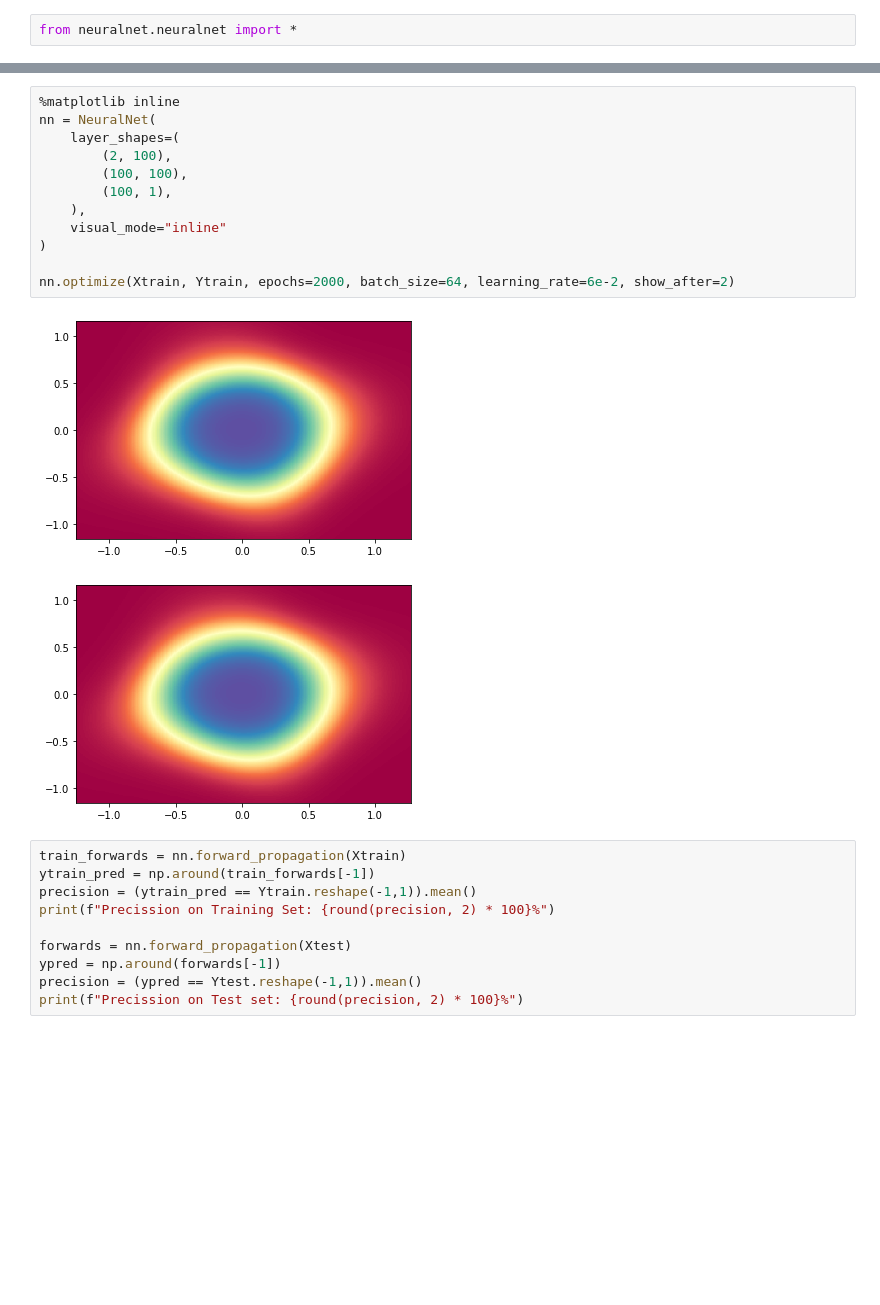
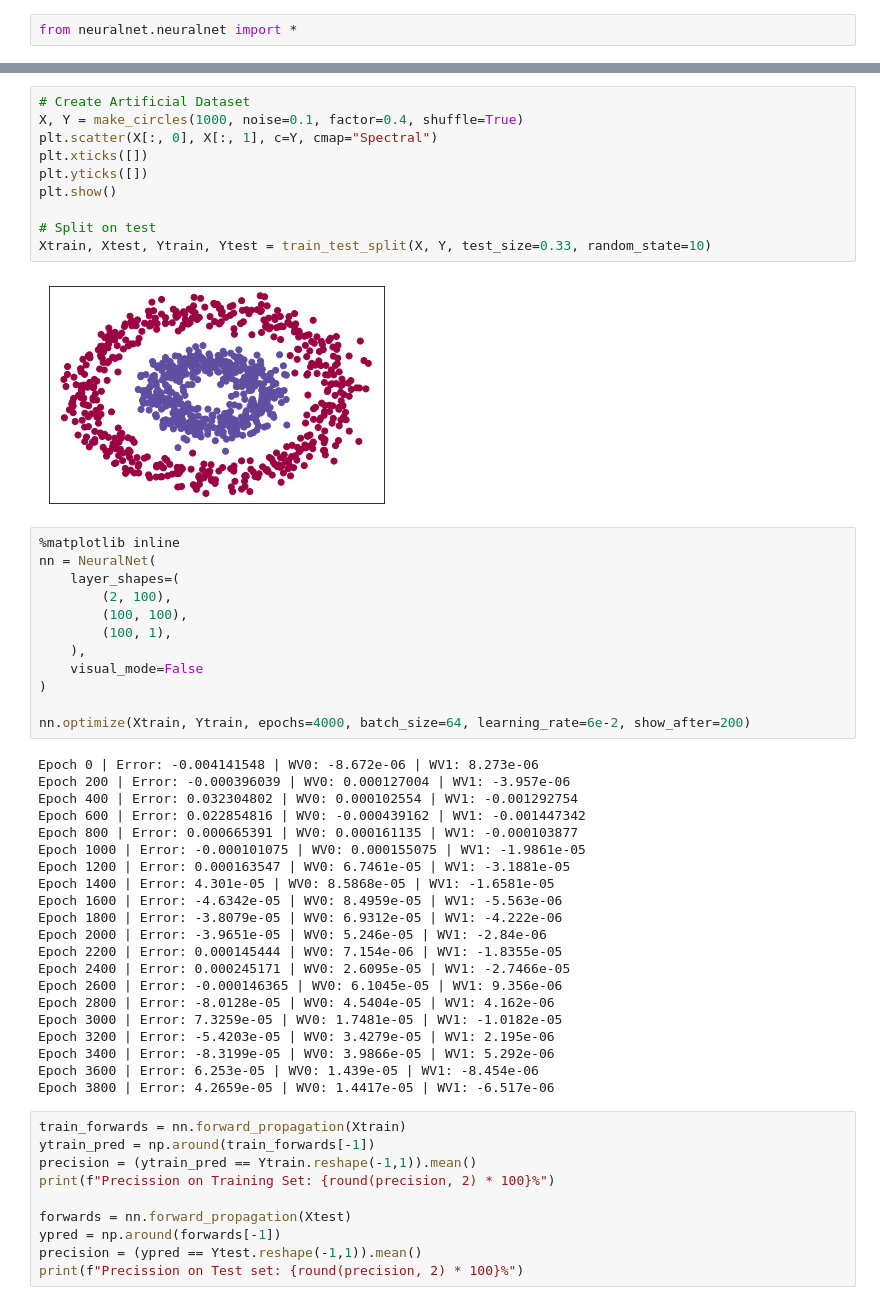
Before and after one commit to ManuelMartinG/neural-network-implementation, a Jupyter notebook: NeuralNet - Basic.ipynb, the cells around one changed output, grey strips where cells are left out. Saved outputs shown, nothing was run; the diff lists cells and outputs as text; blank space fills up the shorter version.

```diff
--- a/NeuralNet - Basic.ipynb
+++ b/NeuralNet - Basic.ipynb
@@ -10,3 +9,15 @@ from sklearn.datasets import make_classification, make_circles, make_moons
+# %%
+# Create Artificial Dataset
+X, Y = make_circles(1000, noise=0.1, factor=0.4, shuffle=True)
+plt.scatter(X[:, 0], X[:, 1], c=Y, cmap="Spectral")
+plt.xticks([])
+plt.yticks([])
+plt.show()
+
+# Split on test
+Xtrain, Xtest, Ytrain, Ytest = train_test_split(X, Y, test_size=0.33, random_state=10)
+# %% [output]
+[figure, added]
 # %%
 %matplotlib inline
 nn = NeuralNet(
@@ -15,13 +26,31 @@ nn = NeuralNet(
         (100, 100),
         (100, 1),
     ),
-    visual_mode="inline"
+    visual_mode=False
 )
 
-nn.optimize(Xtrain, Ytrain, epochs=2000, batch_size=64, learning_rate=6e-2, show_after=2)
+nn.optimize(Xtrain, Ytrain, epochs=4000, batch_size=64, learning_rate=6e-2, show_after=200)
 # %% [output]
-[figure, removed]
-[figure, removed]
+Epoch 0 | Error: -0.004141548 | WV0: -8.672e-06 | WV1: 8.273e-06
+Epoch 200 | Error: -0.000396039 | WV0: 0.000127004 | WV1: -3.957e-06
+Epoch 400 | Error: 0.032304802 | WV0: 0.000102554 | WV1: -0.001292754
+Epoch 600 | Error: 0.022854816 | WV0: -0.000439162 | WV1: -0.001447342
+Epoch 800 | Error: 0.000665391 | WV0: 0.000161135 | WV1: -0.000103877
+Epoch 1000 | Error: -0.000101075 | WV0: 0.000155075 | WV1: -1.9861e-05
+Epoch 1200 | Error: 0.000163547 | WV0: 6.7461e-05 | WV1: -3.1881e-05
+Epoch 1400 | Error: 4.301e-05 | WV0: 8.5868e-05 | WV1: -1.6581e-05
+Epoch 1600 | Error: -4.6342e-05 | WV0: 8.4959e-05 | WV1: -5.563e-06
+Epoch 1800 | Error: -3.8079e-05 | WV0: 6.9312e-05 | WV1: -4.222e-06
+Epoch 2000 | Error: -3.9651e-05 | WV0: 5.246e-05 | WV1: -2.84e-06
+Epoch 2200 | Error: 0.000145444 | WV0: 7.154e-06 | WV1: -1.8355e-05
+Epoch 2400 | Error: 0.000245171 | WV0: 2.6095e-05 | WV1: -2.7466e-05
+Epoch 2600 | Error: -0.000146365 | WV0: 6.1045e-05 | WV1: 9.356e-06
+Epoch 2800 | Error: -8.0128e-05 | WV0: 4.5404e-05 | WV1: 4.162e-06
+Epoch 3000 | Error: 7.3259e-05 | WV0: 1.7481e-05 | WV1: -1.0182e-05
+Epoch 3200 | Error: -5.4203e-05 | WV0: 3.4279e-05 | WV1: 2.195e-06
+Epoch 3400 | Error: -8.3199e-05 | WV0: 3.9866e-05 | WV1: 5.292e-06
+Epoch 3600 | Error: 6.253e-05 | WV0: 1.439e-05 | WV1: -8.454e-06
+Epoch 3800 | Error: 4.2659e-05 | WV0: 1.4417e-05 | WV1: -6.517e-06
 # %%
 train_forwards = nn.forward_propagation(Xtrain)
 ytrain_pred = np.around(train_forwards[-1])
```
Also changed, not shown: parts of 2 cells of this notebook, 4 other files.
